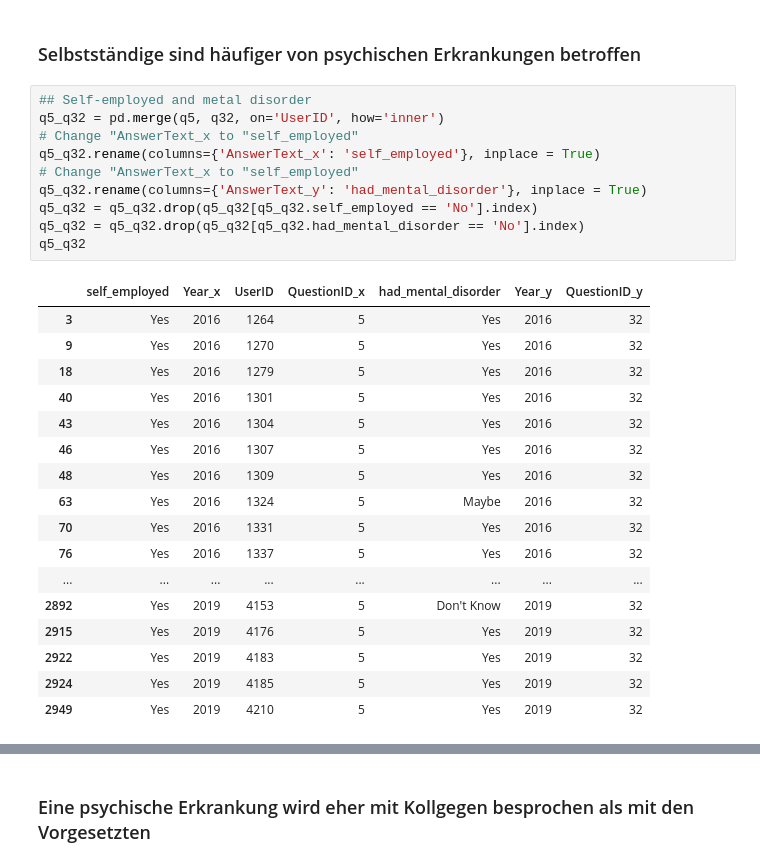
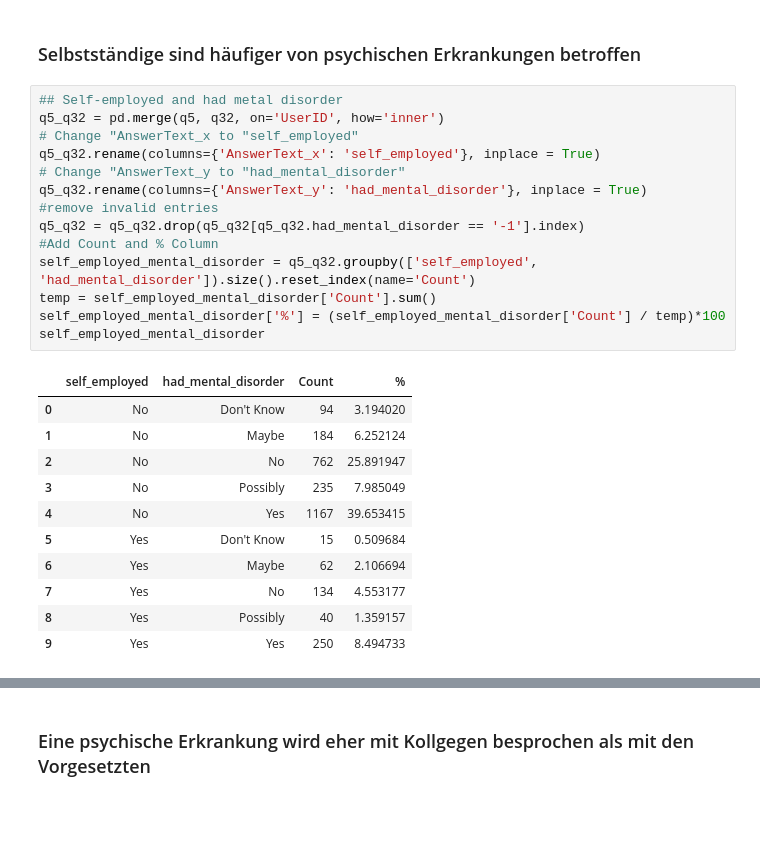
Before and after one commit to Selorikas/mental-health, a Jupyter notebook: mental-health.ipynb, the cells around one changed output, grey strips where cells are left out. Saved outputs shown, nothing was run; the diff lists cells and outputs as text; blank space fills up the shorter version.

Commit message:
self_employed+had_mental_disorder

```diff
--- a/mental-health.ipynb
+++ b/mental-health.ipynb
@@ -236,30 +236,28 @@ ax.legend(bbox_to_anchor= (1.3,1))
 # %% [markdown]
 ### Selbstständige sind häufiger von psychischen Erkrankungen betroffen
 # %%
-## Self-employed and metal disorder
+## Self-employed and had metal disorder
 q5_q32 = pd.merge(q5, q32, on='UserID', how='inner')
 # Change "AnswerText_x to "self_employed"
 q5_q32.rename(columns={'AnswerText_x': 'self_employed'}, inplace = True)
-# Change "AnswerText_x to "self_employed"
+# Change "AnswerText_y to "had_mental_disorder"
 q5_q32.rename(columns={'AnswerText_y': 'had_mental_disorder'}, inplace = True)
-q5_q32 = q5_q32.drop(q5_q32[q5_q32.self_employed == 'No'].index)
-q5_q32 = q5_q32.drop(q5_q32[q5_q32.had_mental_disorder == 'No'].index)
-q5_q32
+#remove invalid entries
+q5_q32 = q5_q32.drop(q5_q32[q5_q32.had_mental_disorder == '-1'].index)
+#Add Count and % Column
+self_employed_mental_disorder = q5_q32.groupby(['self_employed', 'had_mental_disorder']).size().reset_index(name='Count')
+temp = self_employed_mental_disorder['Count'].sum()
+self_employed_mental_disorder['%'] = (self_employed_mental_disorder['Count'] / temp)*100
+self_employed_mental_disorder
 # %% [output]
-|  | self_employed | Year_x | UserID | QuestionID_x | had_mental_disorder | Year_y | QuestionID_y |
-| 3 | Yes | 2016 | 1264 | 5 | Yes | 2016 | 32 |
-| 9 | Yes | 2016 | 1270 | 5 | Yes | 2016 | 32 |
-| 18 | Yes | 2016 | 1279 | 5 | Yes | 2016 | 32 |
-| 40 | Yes | 2016 | 1301 | 5 | Yes | 2016 | 32 |
-| 43 | Yes | 2016 | 1304 | 5 | Yes | 2016 | 32 |
-| 46 | Yes | 2016 | 1307 | 5 | Yes | 2016 | 32 |
-| 48 | Yes | 2016 | 1309 | 5 | Yes | 2016 | 32 |
-| 63 | Yes | 2016 | 1324 | 5 | Maybe | 2016 | 32 |
-| 70 | Yes | 2016 | 1331 | 5 | Yes | 2016 | 32 |
-| 76 | Yes | 2016 | 1337 | 5 | Yes | 2016 | 32 |
-| ... | ... | ... | ... | ... | ... | ... | ... |
-| 2892 | Yes | 2019 | 4153 | 5 | Don't Know | 2019 | 32 |
-| 2915 | Yes | 2019 | 4176 | 5 | Yes | 2019 | 32 |
-| 2922 | Yes | 2019 | 4183 | 5 | Yes | 2019 | 32 |
-| 2924 | Yes | 2019 | 4185 | 5 | Yes | 2019 | 32 |
-| 2949 | Yes | 2019 | 4210 | 5 | Yes | 2019 | 32 |
+|  | self_employed | had_mental_disorder | Count | % |
+| 0 | No | Don't Know | 94 | 3.194020 |
+| 1 | No | Maybe | 184 | 6.252124 |
+| 2 | No | No | 762 | 25.891947 |
+| 3 | No | Possibly | 235 | 7.985049 |
+| 4 | No | Yes | 1167 | 39.653415 |
+| 5 | Yes | Don't Know | 15 | 0.509684 |
+| 6 | Yes | Maybe | 62 | 2.106694 |
+| 7 | Yes | No | 134 | 4.553177 |
+| 8 | Yes | Possibly | 40 | 1.359157 |
+| 9 | Yes | Yes | 250 | 8.494733 |
```
Also changed, not shown: parts of 2 cells of this notebook.
